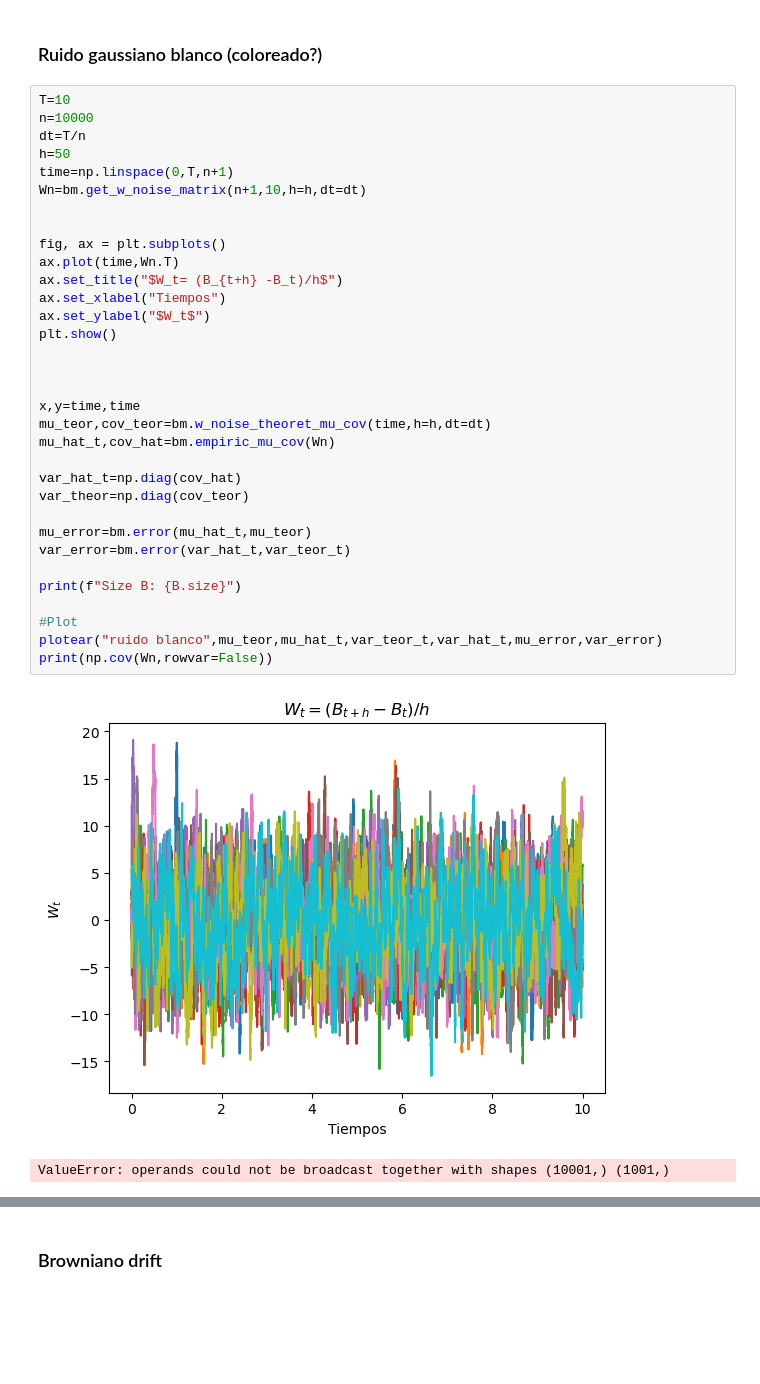
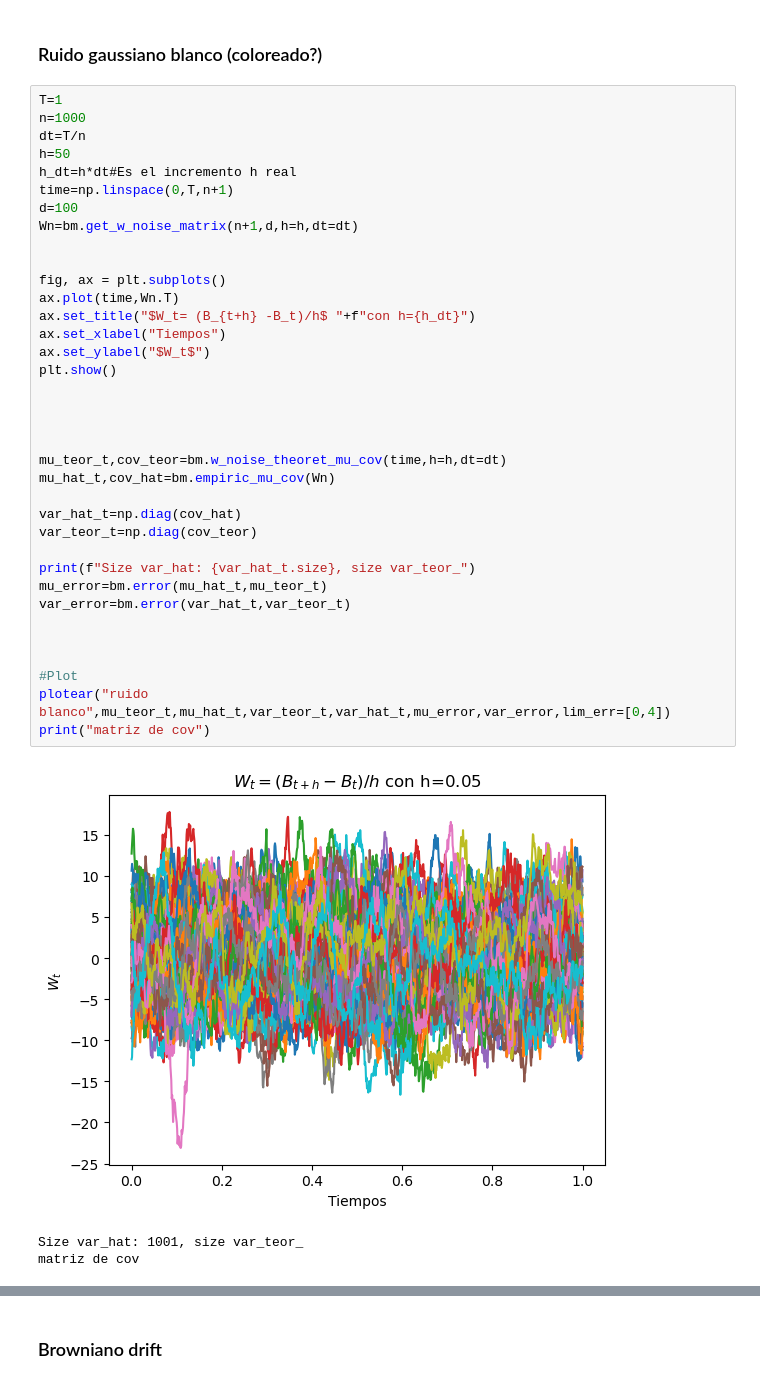
Before and after one commit to msanchezr99/Talleres_estocasticos1, a Jupyter notebook: Procesos_estoc_continuos/Proc_cont.ipynb, the cells around one changed output, grey strips where cells are left out. Cells and saved outputs as stored; diff of their text form; blank space fills up the shorter version.

Commit message:
Corrección método white noise

```diff
--- a/Procesos_estoc_continuos/Proc_cont.ipynb
+++ b/Procesos_estoc_continuos/Proc_cont.ipynb
@@ -280,38 +280,42 @@ Var:  0.0009981937718702791
 # %% [markdown]
 ### Ruido gaussiano blanco (coloreado?)
 # %%
-T=10
-n=10000
+T=1
+n=1000
 dt=T/n
 h=50
+h_dt=h*dt#Es el incremento h real
 time=np.linspace(0,T,n+1)
-Wn=bm.get_w_noise_matrix(n+1,10,h=h,dt=dt)
+d=100
+Wn=bm.get_w_noise_matrix(n+1,d,h=h,dt=dt)
 
 
 fig, ax = plt.subplots()
 ax.plot(time,Wn.T)
-ax.set_title("$W_t= (B_{t+h} -B_t)/h$")
+ax.set_title("$W_t= (B_{t+h} -B_t)/h$ "+f"con h={h_dt}")
 ax.set_xlabel("Tiempos")
 ax.set_ylabel("$W_t$")
 plt.show()
 
 
 
-x,y=time,time
-mu_teor,cov_teor=bm.w_noise_theoret_mu_cov(time,h=h,dt=dt)
+
+mu_teor_t,cov_teor=bm.w_noise_theoret_mu_cov(time,h=h,dt=dt)
 mu_hat_t,cov_hat=bm.empiric_mu_cov(Wn)
 
 var_hat_t=np.diag(cov_hat)
-var_theor=np.diag(cov_teor)
+var_teor_t=np.diag(cov_teor)
 
-mu_error=bm.error(mu_hat_t,mu_teor)
+print(f"Size var_hat: {var_hat_t.size}, size var_teor_")
+mu_error=bm.error(mu_hat_t,mu_teor_t)
 var_error=bm.error(var_hat_t,var_teor_t)
 
-print(f"Size B: {B.size}")
+
 
 #Plot
-plotear("ruido blanco",mu_teor,mu_hat_t,var_teor_t,var_hat_t,mu_error,var_error)
-print(np.cov(Wn,rowvar=False))
+plotear("ruido blanco",mu_teor_t,mu_hat_t,var_teor_t,var_hat_t,mu_error,var_error,lim_err=[0,4])
+print("matriz de cov")
 # %% [output]
-[figure, old version]
+[figure, new version]
-ValueError: operands could not be broadcast together with shapes (10001,) (1001,)
+Size var_hat: 1001, size var_teor_
+matriz de cov
```
Also changed, not shown: parts of 11 cells of this notebook, 1 other file.
